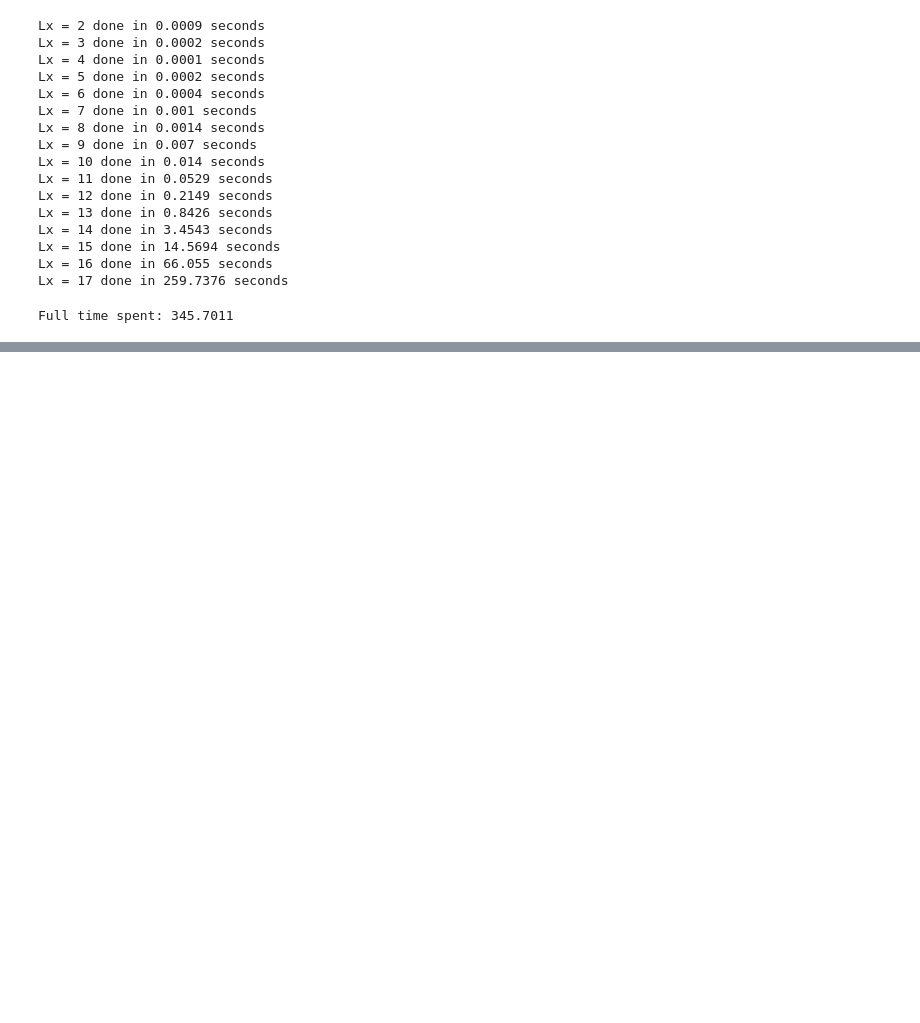
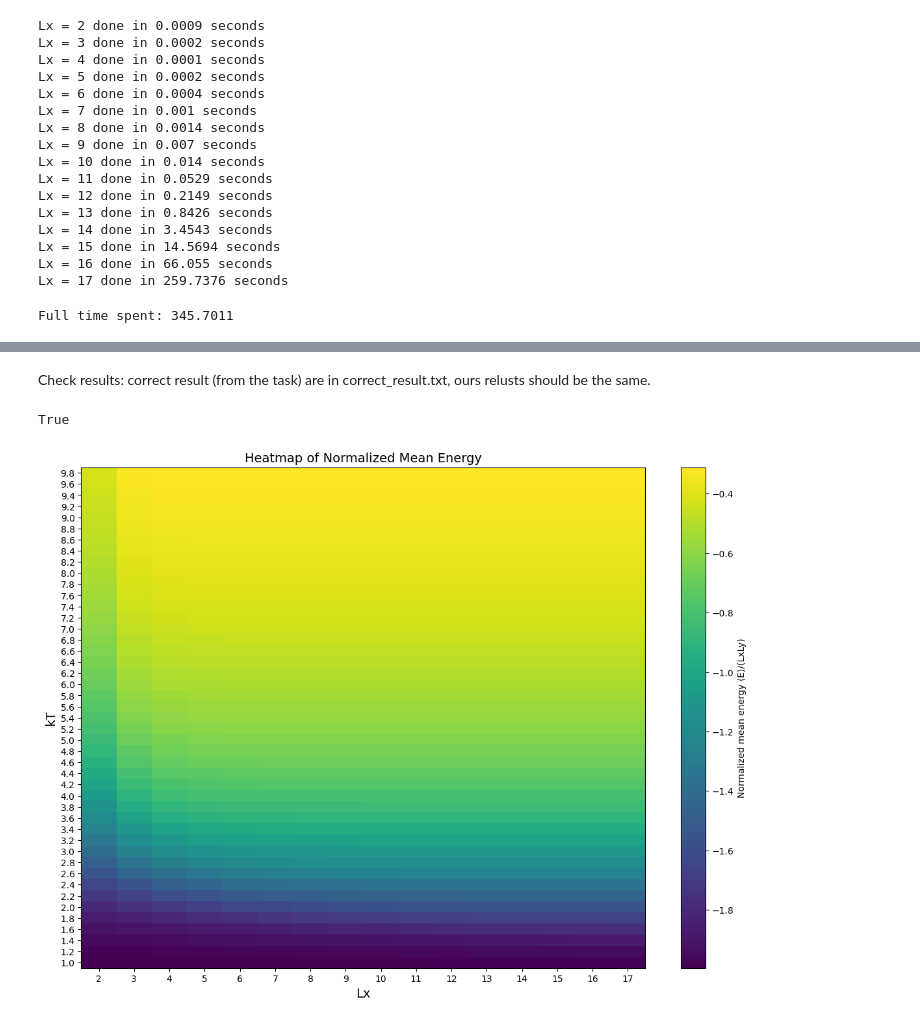
Before and after one commit to dpechenin/cp3_hw, a Jupyter notebook: hw2/hw2_Pechenin_Danila.ipynb, the cells around one changed output, grey strips where cells are left out. Cells and saved outputs as stored; diff of their text form; code cells hidden in the pictures; blank space fills up the shorter version.

```diff
--- a/hw2/hw2_Pechenin_Danila.ipynb
+++ b/hw2/hw2_Pechenin_Danila.ipynb
@@ -205,0 +213,22 @@ array([-1.98582943, -1.94681018, -1.87294452, -1.7746743 , -1.6667387 ,
+# %% [markdown]
+Check results: correct result (from the task) are in correct_result.txt, ours relusts should be the same.
+# %%
+with open('correct_results.txt', 'r') as f:
+    correct_data = eval(f.read())
+
+correct_data = np.array(correct_data)
+np.allclose(saved_result, correct_data, atol=1e-8, rtol=0)
+# %% [output]
+True
+# %%
+plt.figure(figsize=(14, 10))
+plt.pcolormesh(Lx_array, kT_array, saved_result.T, shading='auto')
+plt.xlabel('Lx', fontsize=14)
+plt.ylabel('kT', fontsize=14)
+plt.xticks(Lx_array)
+plt.yticks(kT_array)
+plt.colorbar(label='Normalized mean energy ⟨E⟩/(LxLy)')
+plt.title('Heatmap of Normalized Mean Energy', fontsize=14)
+plt.show()
+# %% [output]
+[figure, added]
```
Also changed, not shown: parts of 4 cells of this notebook, 1 other file.
